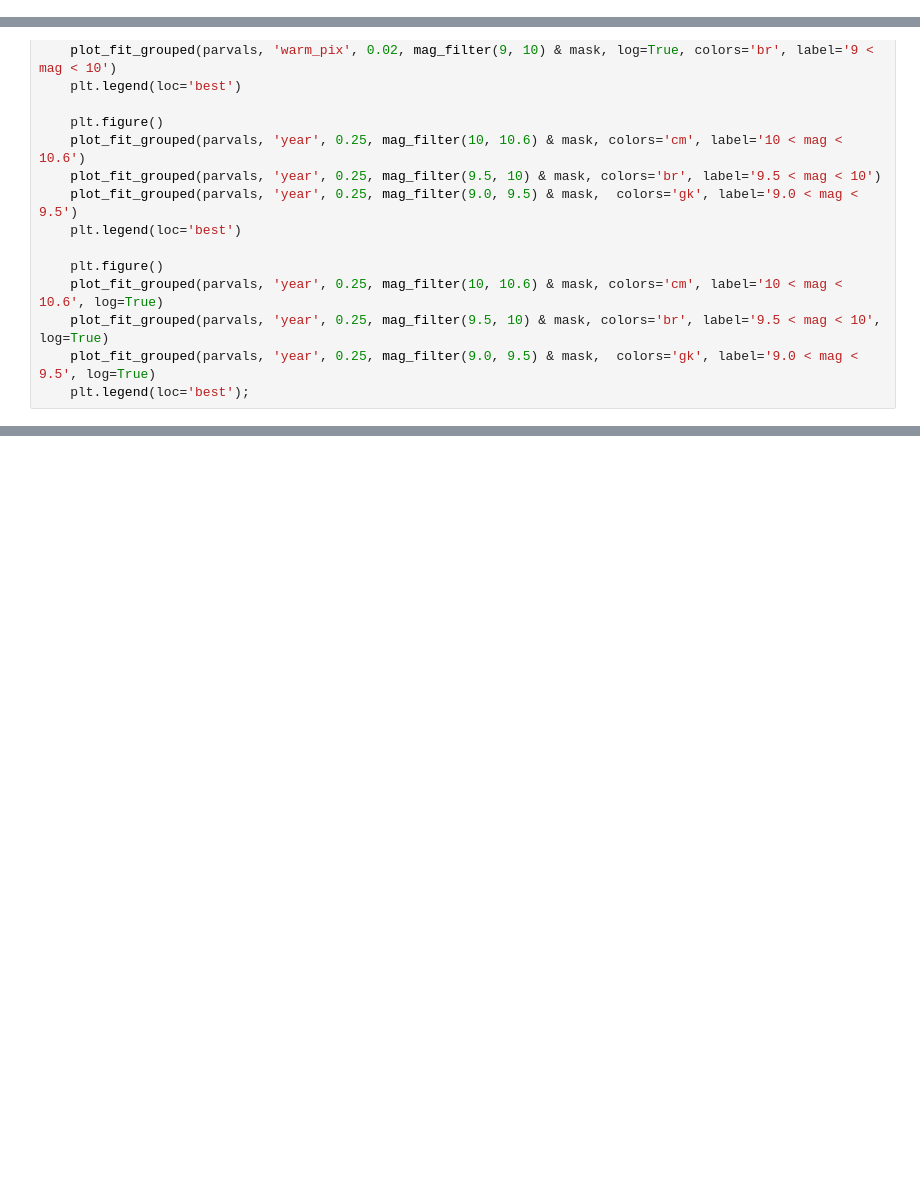
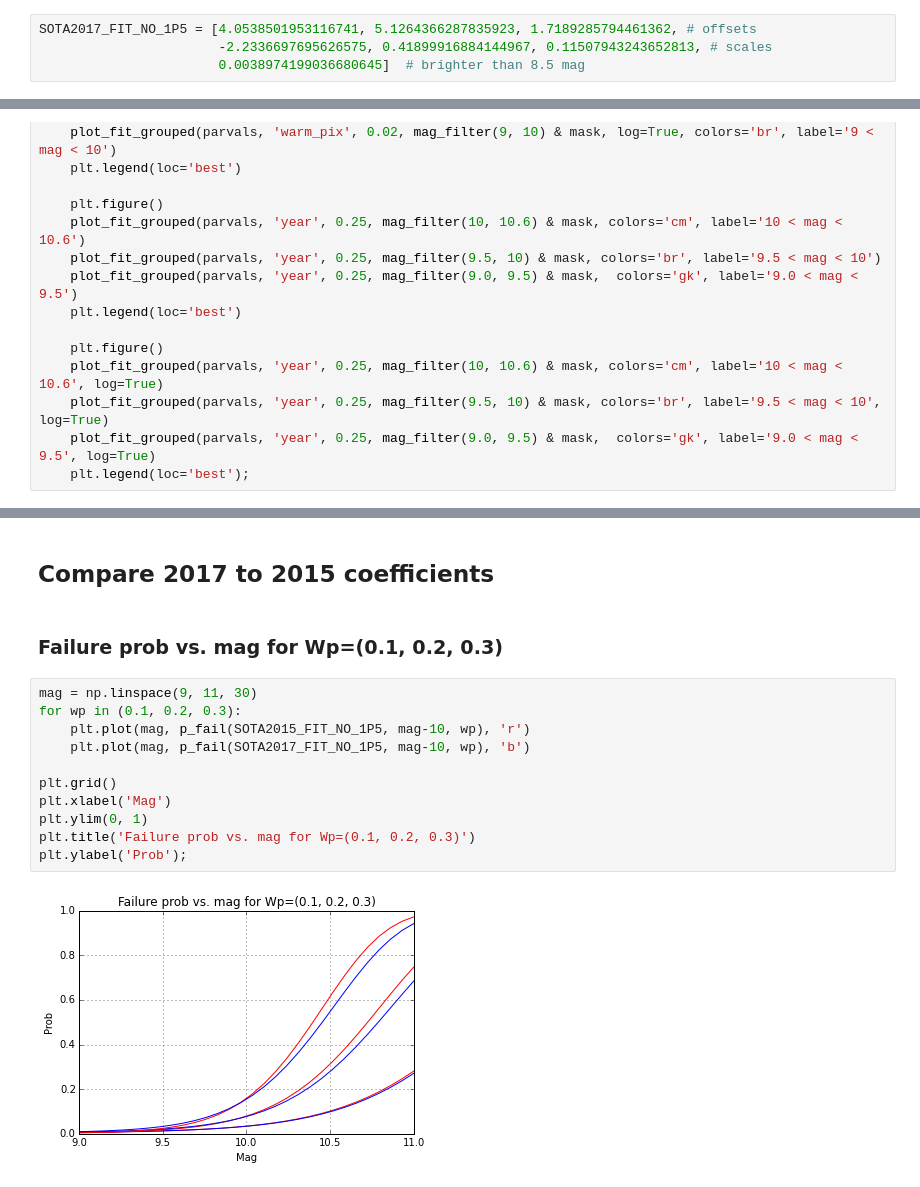
Before and after one commit to sot/aca_stats, a Jupyter notebook: fit_sota_model_probit_no_ms.ipynb, the cells around one changed output, grey strips where cells are left out. Saved outputs shown, nothing was run; the diff lists cells and outputs as text; blank space fills up the shorter version.

```diff
--- a/fit_sota_model_probit_no_ms.ipynb
+++ b/fit_sota_model_probit_no_ms.ipynb
@@ -27,0 +32,4 @@ SOTA2015_FIT_ONLY_1P5 = [4.786710417762472, 4.839392687262392, 1.864671931905226
+# %%
+SOTA2017_FIT_NO_1P5 = [4.0538501953116741, 5.1264366287835923, 1.7189285794461362, # offsets
+                       -2.2336697695626575, 0.41899916884144967, 0.11507943243652813, # scales
+                       0.0038974199036680645]  # brighter than 8.5 mag
@@ -377,0 +407,17 @@ nfev           = 1289
+# %% [markdown]
+## Compare 2017 to 2015 coefficients
+# %% [markdown]
+### Failure prob vs. mag for Wp=(0.1, 0.2, 0.3)
+# %%
+mag = np.linspace(9, 11, 30)
+for wp in (0.1, 0.2, 0.3):
+    plt.plot(mag, p_fail(SOTA2015_FIT_NO_1P5, mag-10, wp), 'r')
+    plt.plot(mag, p_fail(SOTA2017_FIT_NO_1P5, mag-10, wp), 'b')
+
+plt.grid()
+plt.xlabel('Mag')
+plt.ylim(0, 1)
+plt.title('Failure prob vs. mag for Wp=(0.1, 0.2, 0.3)')
+plt.ylabel('Prob');
+# %% [output]
+[figure, added]
```
Also changed, not shown: parts of 19 cells of this notebook.
